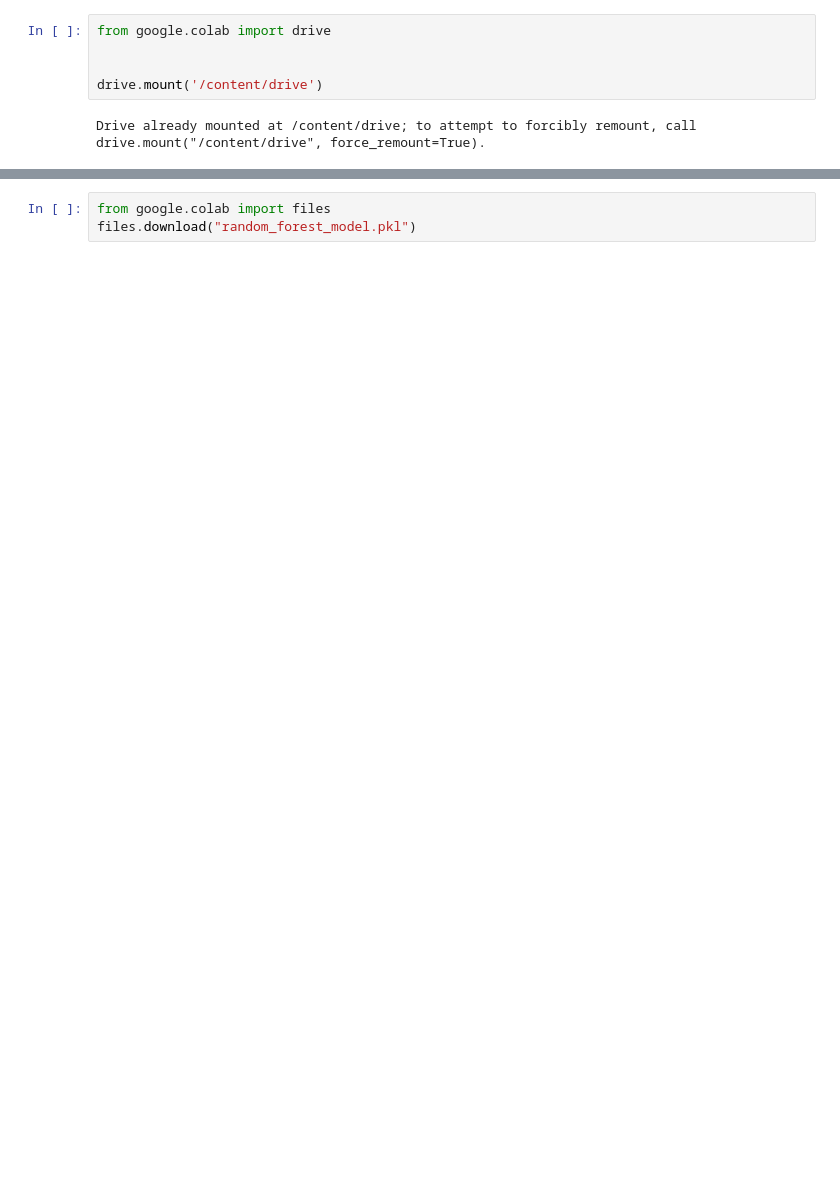
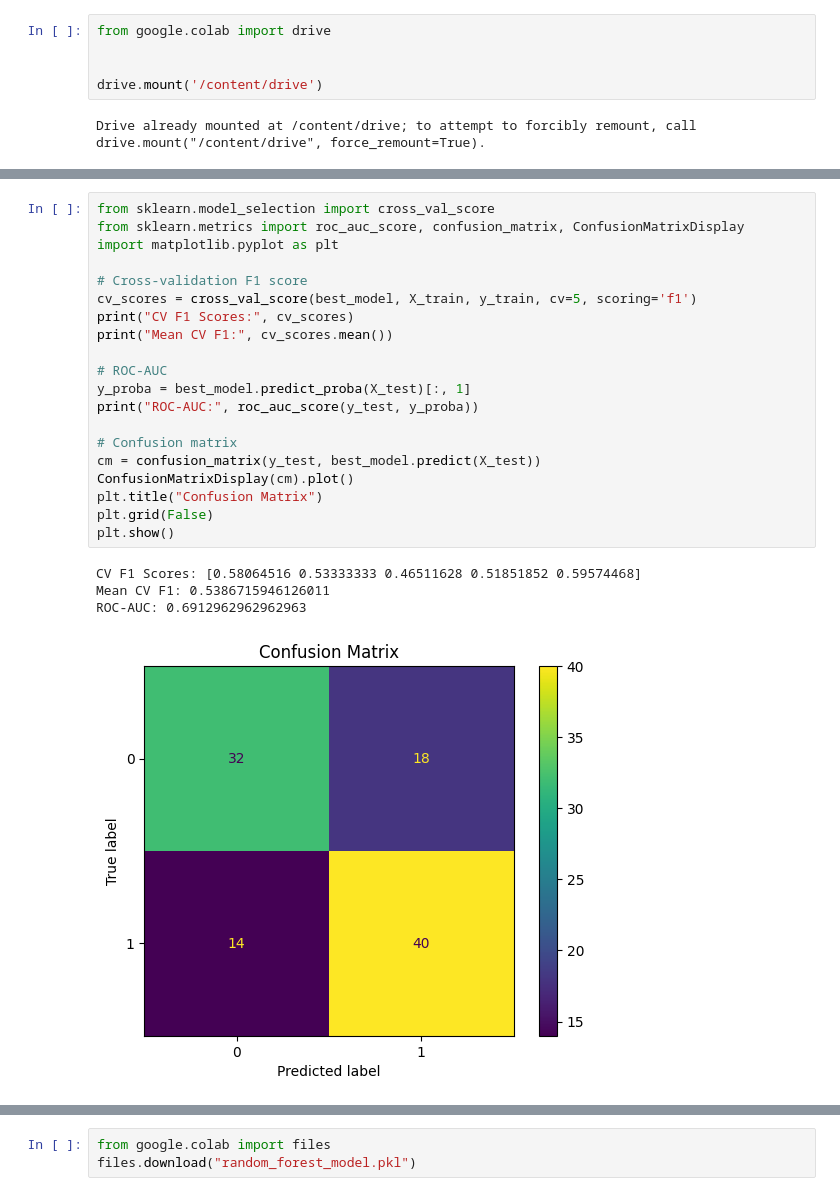
Before and after one commit to LW567-lab/Assignment-2-WildfirePrediction, a Jupyter notebook: forestfire_model.ipynb, the cells around one changed output, grey strips where cells are left out. Saved outputs shown, nothing was run; the diff lists cells and outputs as text; blank space fills up the shorter version.

```diff
--- a/forestfire_model.ipynb
+++ b/forestfire_model.ipynb
@@ -731,0 +121,25 @@ shap.plots.beeswarm(shap_values)
+# %%
+from sklearn.model_selection import cross_val_score
+from sklearn.metrics import roc_auc_score, confusion_matrix, ConfusionMatrixDisplay
+import matplotlib.pyplot as plt
+
+# Cross-validation F1 score
+cv_scores = cross_val_score(best_model, X_train, y_train, cv=5, scoring='f1')
+print("CV F1 Scores:", cv_scores)
+print("Mean CV F1:", cv_scores.mean())
+
+# ROC-AUC
+y_proba = best_model.predict_proba(X_test)[:, 1]
+print("ROC-AUC:", roc_auc_score(y_test, y_proba))
+
+# Confusion matrix
+cm = confusion_matrix(y_test, best_model.predict(X_test))
+ConfusionMatrixDisplay(cm).plot()
+plt.title("Confusion Matrix")
+plt.grid(False)
+plt.show()
+# %% [output]
+CV F1 Scores: [0.58064516 0.53333333 0.46511628 0.51851852 0.59574468]
+Mean CV F1: 0.5386715946126011
+ROC-AUC: 0.6912962962962963
+[figure, added]
```
Also changed, not shown: parts of 60 cells of this notebook.
